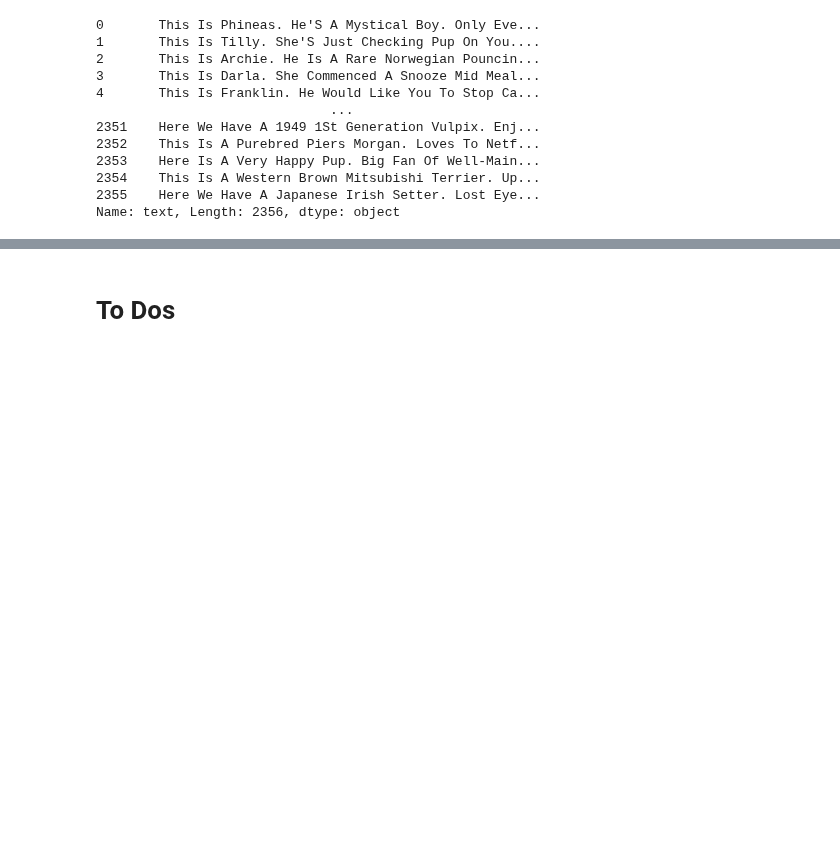
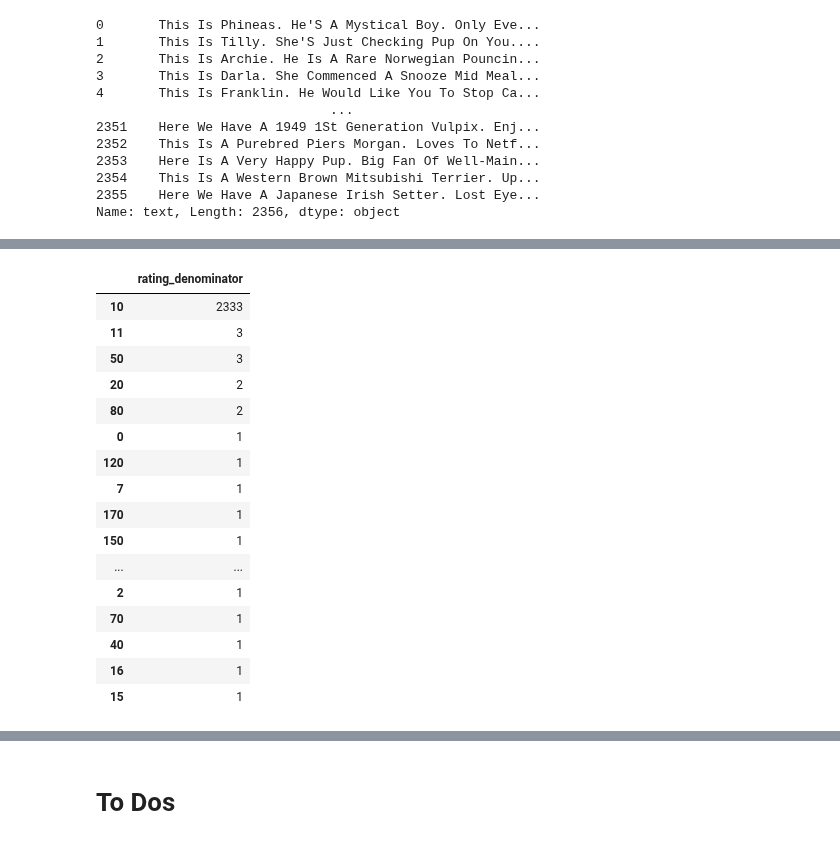
Before and after one commit to anneruhnke/data_wrangling, a Jupyter notebook: wrangle_act.ipynb, the cells around one changed output, grey strips where cells are left out. Drawn from its saved outputs; the diff is of its cells as text; code cells hidden in the pictures; blank space fills up the shorter version.

Commit message:
Summarize data

```diff
--- a/wrangle_act.ipynb
+++ b/wrangle_act.ipynb
@@ -1425,0 +1389,20 @@ Name: text, Length: 2356, dtype: object
+# %%
+pd.DataFrame(tae.rating_denominator.value_counts())
+# %% [output]
+|  | rating_denominator |
+| 10 | 2333 |
+| 11 | 3 |
+| 50 | 3 |
+| 20 | 2 |
+| 80 | 2 |
+| 0 | 1 |
+| 120 | 1 |
+| 7 | 1 |
+| 170 | 1 |
+| 150 | 1 |
+| ... | ... |
+| 2 | 1 |
+| 70 | 1 |
+| 40 | 1 |
+| 16 | 1 |
+| 15 | 1 |
```
Also changed, not shown: parts of 35 cells of this notebook.
